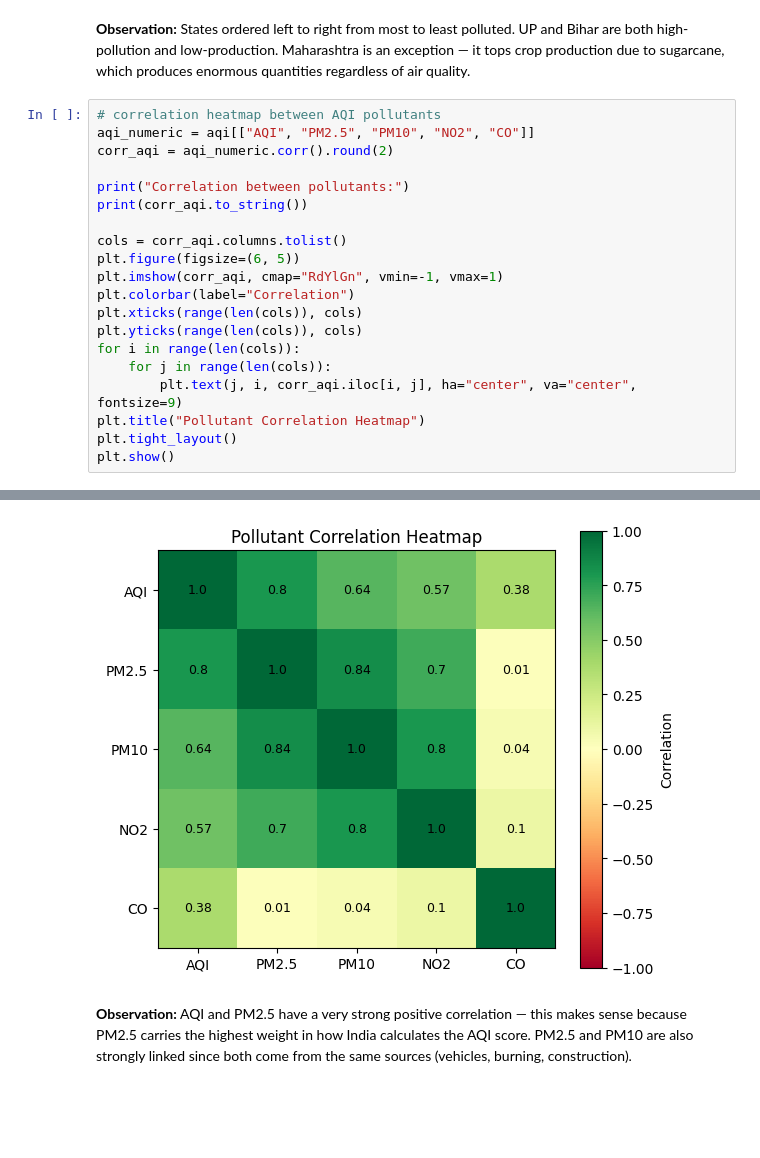
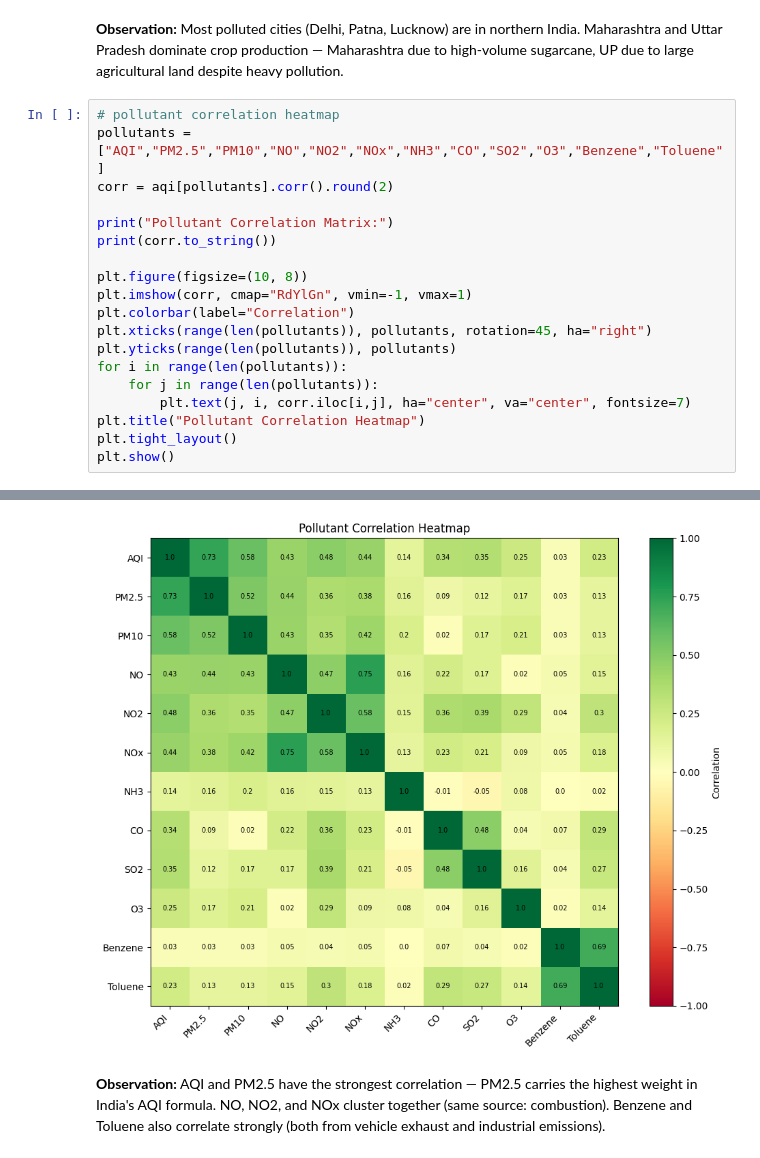
Before and after one commit to arnav25102004/Machine-Learning, a Jupyter notebook: 2547115_Lab2.ipynb, the cells around one changed output, grey strips where cells are left out. Drawn from its saved outputs; the diff is of its cells as text; blank space fills up the shorter version.

```diff
--- a/2547115_Lab2.ipynb
+++ b/2547115_Lab2.ipynb
@@ -214,22 +200,21 @@ Common states: ['Bihar', 'Gujarat', 'Haryana', 'Karnataka', 'Madhya Pradesh', 'M
 # %% [markdown]
-**Observation:** States ordered left to right from most to least polluted. UP and Bihar are both high-pollution and low-production. Maharashtra is an exception — it tops crop production due to sugarcane, which produces enormous quantities regardless of air quality.
+**Observation:** Most polluted cities (Delhi, Patna, Lucknow) are in northern India. Maharashtra and Uttar Pradesh dominate crop production — Maharashtra due to high-volume sugarcane, UP due to large agricultural land despite heavy pollution.
 # %%
-# correlation heatmap between AQI pollutants
-aqi_numeric = aqi[["AQI", "PM2.5", "PM10", "NO2", "CO"]]
-corr_aqi = aqi_numeric.corr().round(2)
+# pollutant correlation heatmap
+pollutants = ["AQI","PM2.5","PM10","NO","NO2","NOx","NH3","CO","SO2","O3","Benzene","Toluene"]
+corr = aqi[pollutants].corr().round(2)
 
-print("Correlation between pollutants:")
-print(corr_aqi.to_string())
+print("Pollutant Correlation Matrix:")
+print(corr.to_string())
 
-cols = corr_aqi.columns.tolist()
-plt.figure(figsize=(6, 5))
-plt.imshow(corr_aqi, cmap="RdYlGn", vmin=-1, vmax=1)
+plt.figure(figsize=(10, 8))
+plt.imshow(corr, cmap="RdYlGn", vmin=-1, vmax=1)
 plt.colorbar(label="Correlation")
-plt.xticks(range(len(cols)), cols)
-plt.yticks(range(len(cols)), cols)
-for i in range(len(cols)):
-    for j in range(len(cols)):
-        plt.text(j, i, corr_aqi.iloc[i, j], ha="center", va="center", fontsize=9)
+plt.xticks(range(len(pollutants)), pollutants, rotation=45, ha="right")
+plt.yticks(range(len(pollutants)), pollutants)
+for i in range(len(pollutants)):
+    for j in range(len(pollutants)):
+        plt.text(j, i, corr.iloc[i,j], ha="center", va="center", fontsize=7)
 plt.title("Pollutant Correlation Heatmap")
 plt.tight_layout()
 plt.show()
@@ -244,3 +236,3 @@ CO     0.38   0.01  0.04  0.10  1.00
-[figure, old version]
+[figure, new version]
 # %% [markdown]
-**Observation:** AQI and PM2.5 have a very strong positive correlation — this makes sense because PM2.5 carries the highest weight in how India calculates the AQI score. PM2.5 and PM10 are also strongly linked since both come from the same sources (vehicles, burning, construction).
+**Observation:** AQI and PM2.5 have the strongest correlation — PM2.5 carries the highest weight in India's AQI formula. NO, NO2, and NOx cluster together (same source: combustion). Benzene and Toluene also correlate strongly (both from vehicle exhaust and industrial emissions).
```
Also changed, not shown: parts of 23 cells of this notebook, 1 other file.
